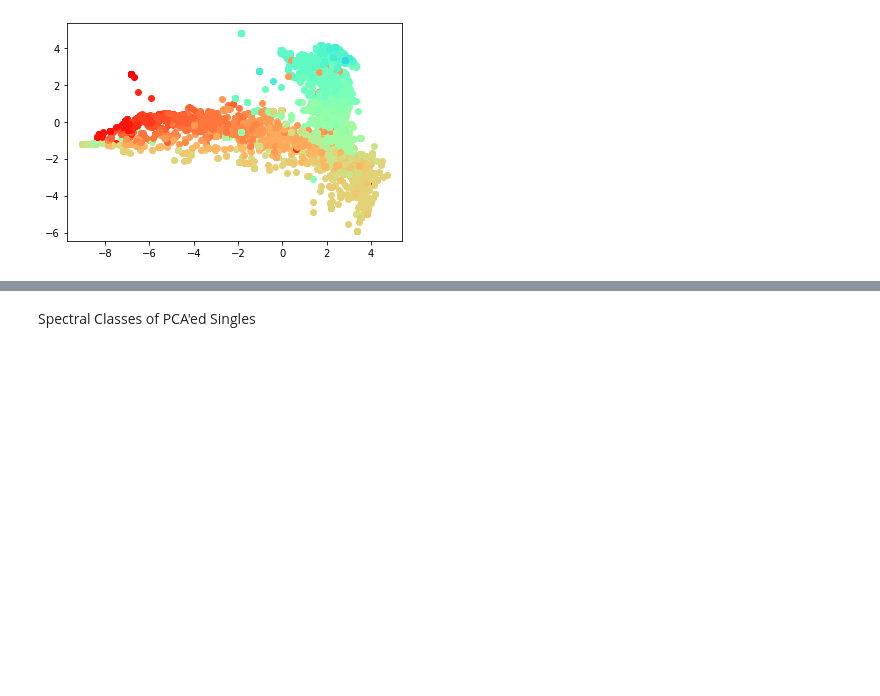
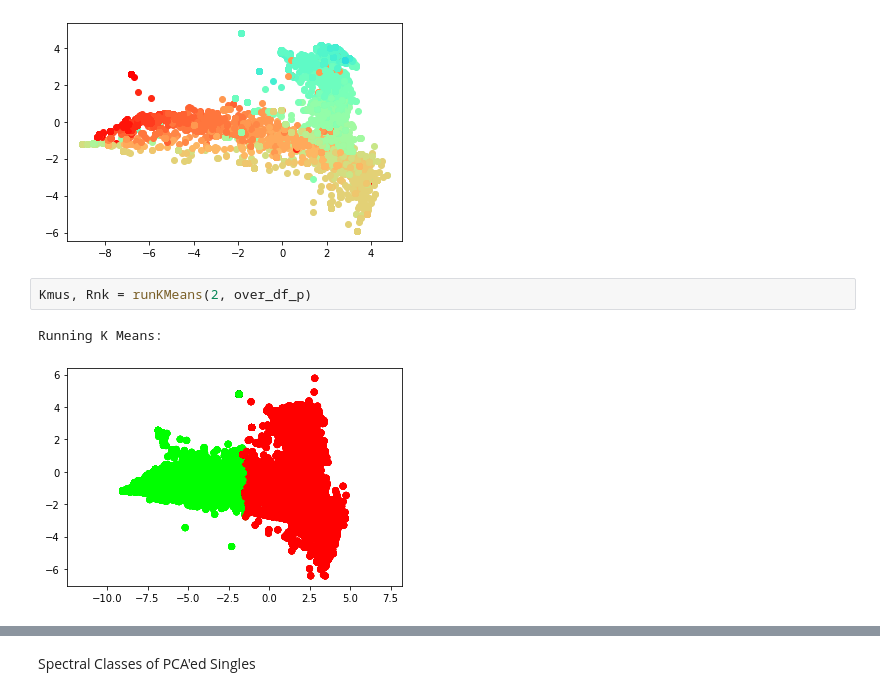
Before and after one commit to lukemcdermottt/Star-Lab, a Jupyter notebook: Phys-PCA.ipynb, the cells around one changed output, grey strips where cells are left out. Drawn from its saved outputs; the diff is of its cells as text; blank space fills up the shorter version.

```diff
--- a/Phys-PCA.ipynb
+++ b/Phys-PCA.ipynb
@@ -223,3 +203,8 @@ for i in range(len(over_df_p) // 10):
         plt.scatter(over_df_p[i*10][0], over_df_p[i*10][1], color = colors[int(over_classes[i*10])])
 # %% [output]
 [figure]
+# %%
+Kmus, Rnk = runKMeans(2, over_df_p)
+# %% [output]
+Running K Means:
+[figure, added]
```
Also changed, not shown: parts of 3 cells of this notebook, 6 other files.
